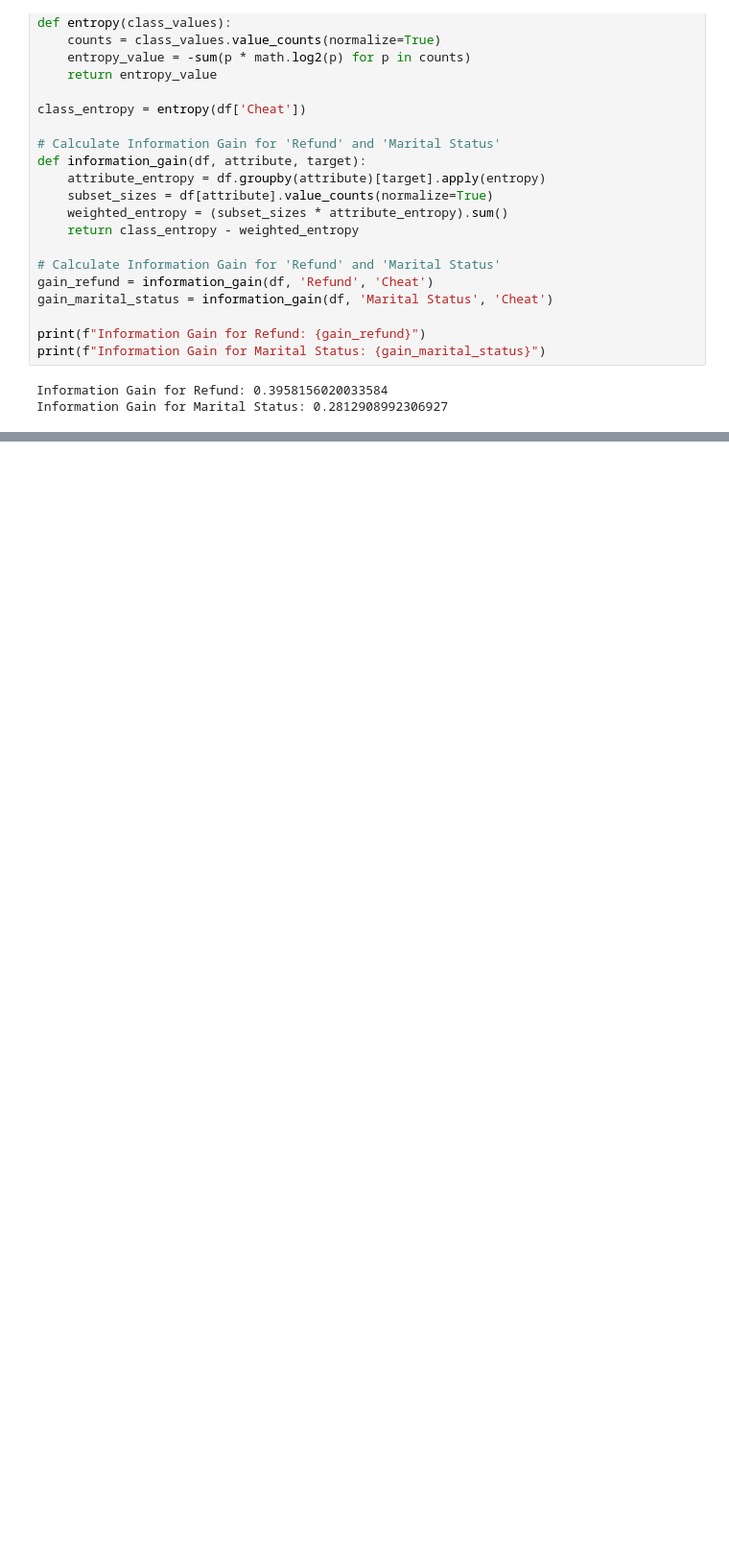
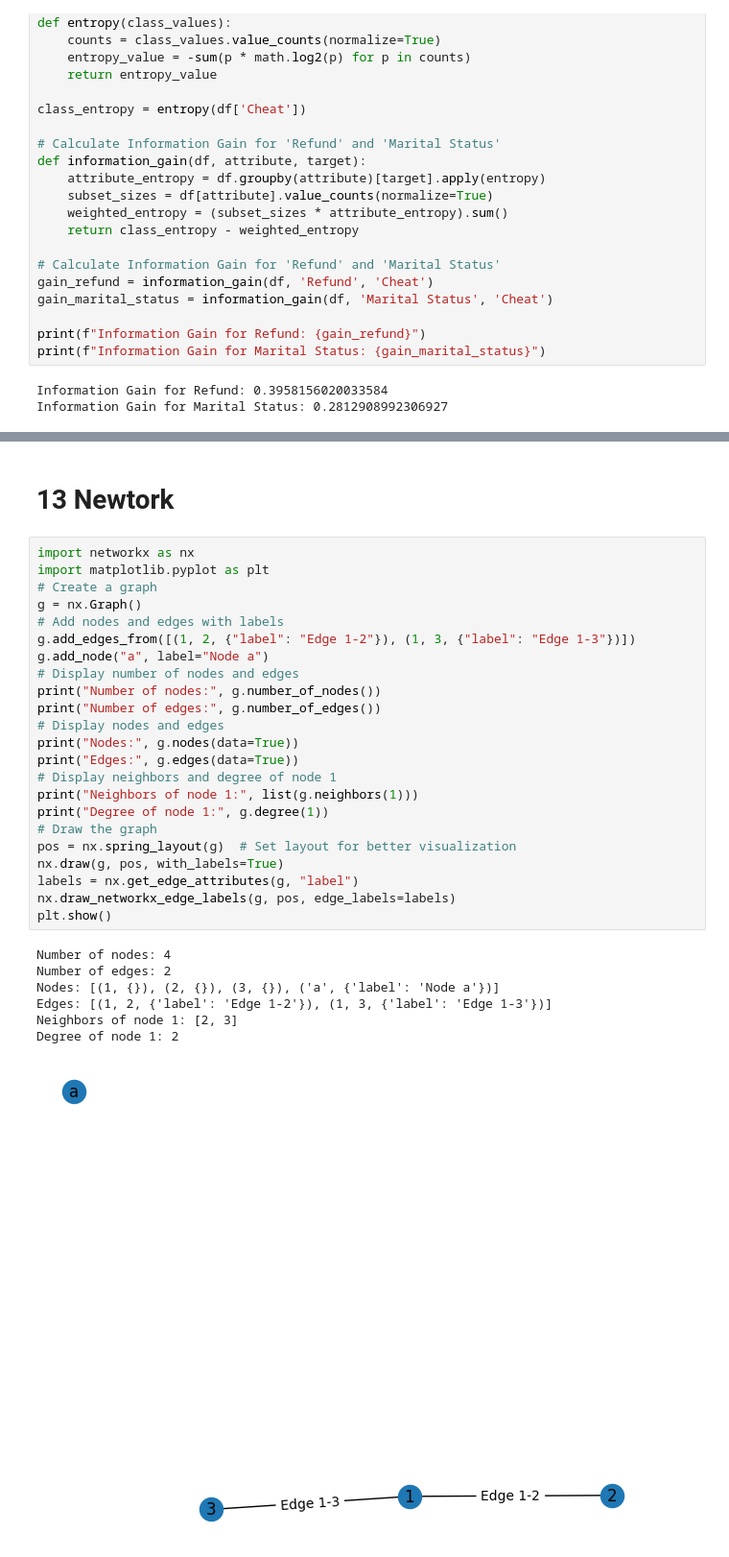
Before and after one commit to MahmoudEssam707/Data-Tools, a Jupyter notebook: Lab Work 2 Last One/Group Assignment 4.ipynb, the cells around one changed output, grey strips where cells are left out. Shown at 96% size. Cells and saved outputs as stored; diff of their text form; blank space fills up the shorter version.

```diff
--- a/Lab Work 2 Last One/Group Assignment 4.ipynb
+++ b/Lab Work 2 Last One/Group Assignment 4.ipynb
@@ -383,0 +468,33 @@ Information Gain for Marital Status: 0.2812908992306927
+# %% [markdown]
+# 13 Newtork
+# %%
+import networkx as nx
+import matplotlib.pyplot as plt
+# Create a graph
+g = nx.Graph()
+# Add nodes and edges with labels
+g.add_edges_from([(1, 2, {"label": "Edge 1-2"}), (1, 3, {"label": "Edge 1-3"})])
+g.add_node("a", label="Node a")
+# Display number of nodes and edges
+print("Number of nodes:", g.number_of_nodes())
+print("Number of edges:", g.number_of_edges())
+# Display nodes and edges
+print("Nodes:", g.nodes(data=True))
+print("Edges:", g.edges(data=True))
+# Display neighbors and degree of node 1
+print("Neighbors of node 1:", list(g.neighbors(1)))
+print("Degree of node 1:", g.degree(1))
+# Draw the graph
+pos = nx.spring_layout(g)  # Set layout for better visualization
+nx.draw(g, pos, with_labels=True)
+labels = nx.get_edge_attributes(g, "label")
+nx.draw_networkx_edge_labels(g, pos, edge_labels=labels)
+plt.show()
+# %% [output]
+Number of nodes: 4
+Number of edges: 2
+Nodes: [(1, {}), (2, {}), (3, {}), ('a', {'label': 'Node a'})]
+Edges: [(1, 2, {'label': 'Edge 1-2'}), (1, 3, {'label': 'Edge 1-3'})]
+Neighbors of node 1: [2, 3]
+Degree of node 1: 2
+[figure, added]
```
Also changed, not shown: parts of 27 cells of this notebook, 2 other files.
